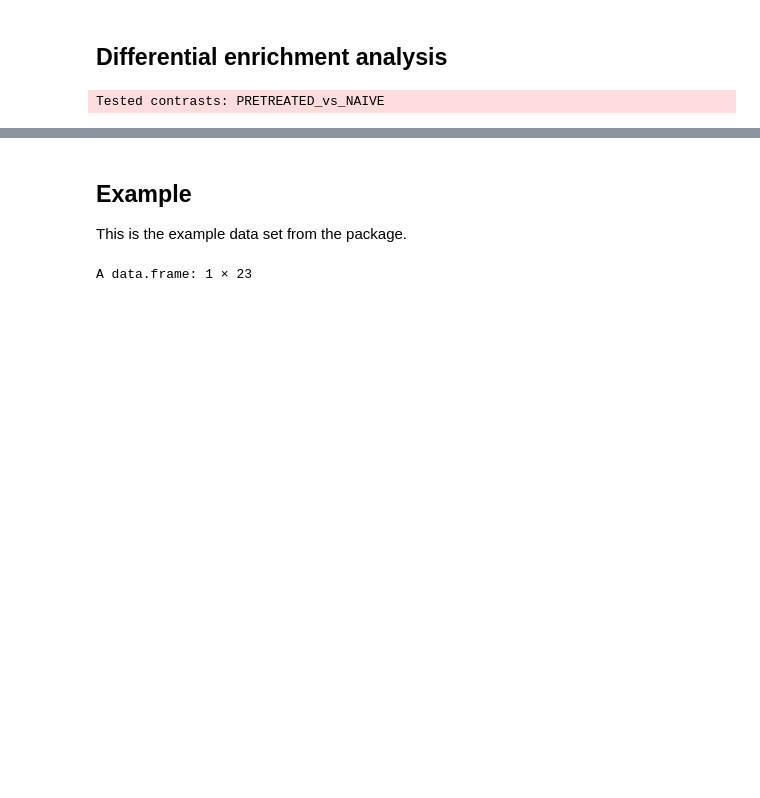
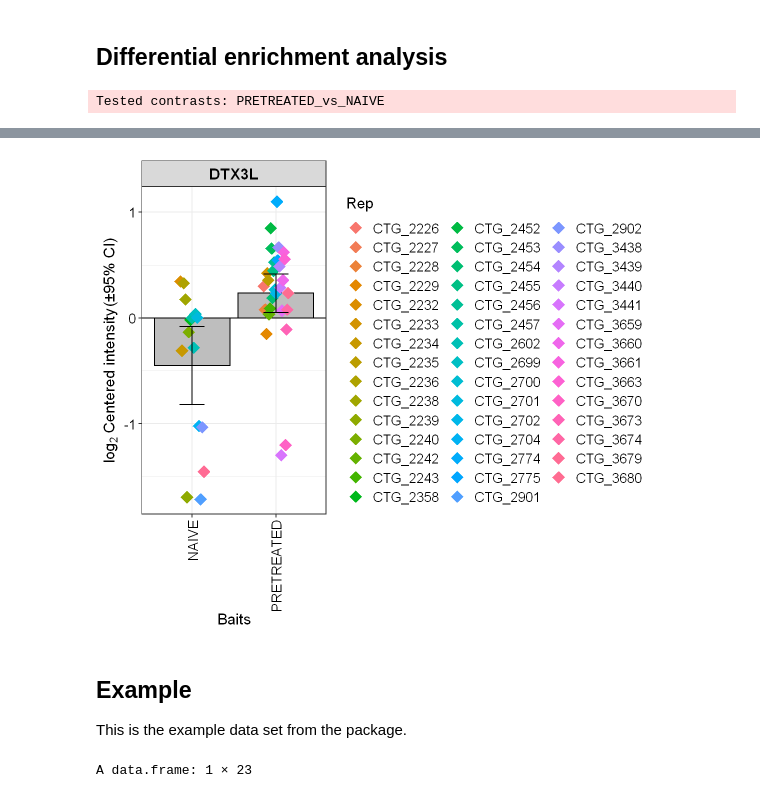
Before and after one commit to liorbey/lumin-workstation-materials, a Jupyter notebook: differential_protein_expression_R.ipynb, the cells around one changed output, grey strips where cells are left out. Saved outputs shown, nothing was run; the diff lists cells and outputs as text; code cells hidden in the pictures; blank space fills up the shorter version.

```diff
--- a/differential_protein_expression_R.ipynb
+++ b/differential_protein_expression_R.ipynb
@@ -172,3 +168,8 @@ plot_single(dep, proteins = "DTX3L", type = "centered")
+# %%
+options(repr.plot.width=7, repr.plot.height=6, repr.plot.res=160)
+plot_single(dep, proteins = "DTX3L", type = "centered")
+# %% [output]
+[figure, added]
 # %% [markdown]
 ## Example
 This is the example data set from the package.
```
Also changed, not shown: parts of 14 cells of this notebook.
